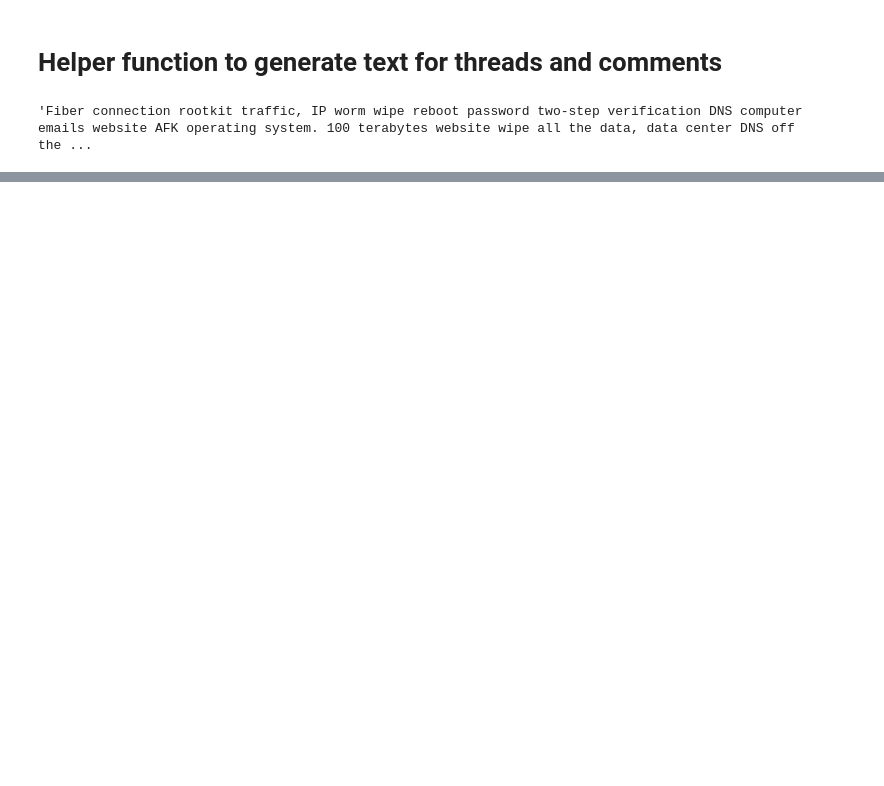
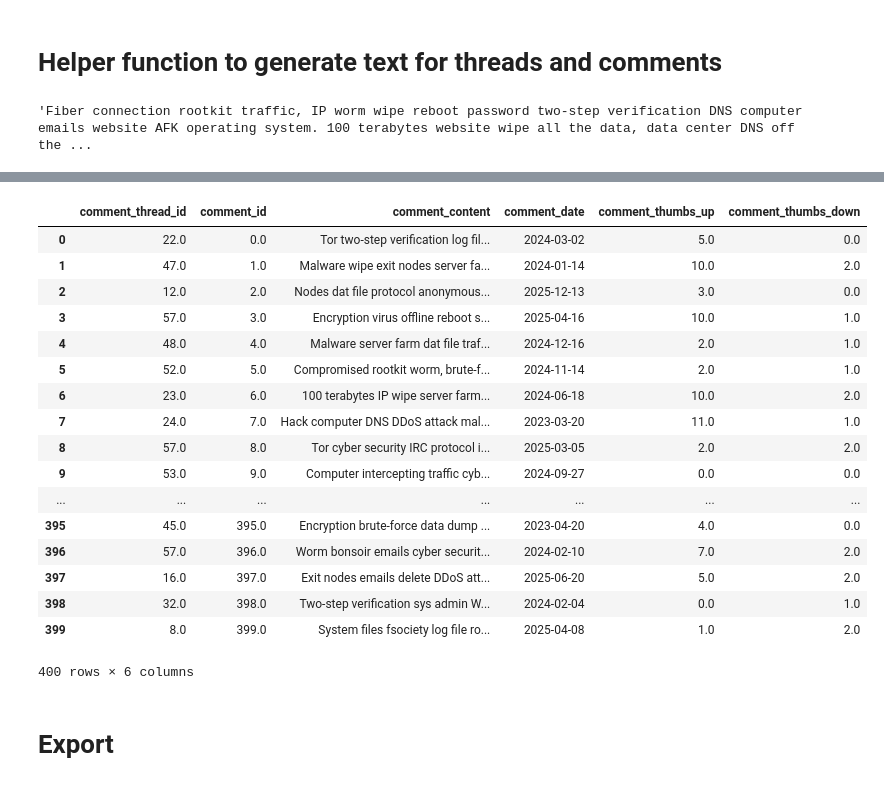
Before and after one commit to danielc92/flask_robot_forum, a Jupyter notebook: notebooks/generate-tables.ipynb, the cells around one changed output, grey strips where cells are left out. Saved outputs shown, nothing was run; the diff lists cells and outputs as text; code cells hidden in the pictures; blank space fills up the shorter version.

```diff
--- a/notebooks/generate-tables.ipynb
+++ b/notebooks/generate-tables.ipynb
@@ -63,0 +121,12 @@ return_robot_text(4)
+# %%
+comment_number = 400
+thread_ids = list(threads.index)
+# %%
+for index in range(comment_number):
+    print(index)
+    comments.loc[index, 'comment_thread_id'] = thread_ids[ri(0, len(thread_ids))]
+    comments.loc[index, 'comment_id'] = index
+    comments.loc[index, 'comment_thumbs_up'] = ri(0,12)
+    comments.loc[index, 'comment_thumbs_down'] = ri(0,3)
+    comments.loc[index, 'comment_content'] = return_robot_text(paragraphs=1)
+    comments.loc[index, 'comment_date'] = datetime(ri(2023,2026), ri(1,13), ri(1,29))
@@ -63,0 +151,23 @@ return_robot_text(4)
+# %%
+comments
+# %% [output]
+|  | comment_thread_id | comment_id | comment_content | comment_date | comment_thumbs_up | comment_thumbs_down |
+| 0 | 22.0 | 0.0 | Tor two-step verification log fil... | 2024-03-02 | 5.0 | 0.0 |
+| 1 | 47.0 | 1.0 | Malware wipe exit nodes server fa... | 2024-01-14 | 10.0 | 2.0 |
+| 2 | 12.0 | 2.0 | Nodes dat file protocol anonymous... | 2025-12-13 | 3.0 | 0.0 |
+| 3 | 57.0 | 3.0 | Encryption virus offline reboot s... | 2025-04-16 | 10.0 | 1.0 |
+| 4 | 48.0 | 4.0 | Malware server farm dat file traf... | 2024-12-16 | 2.0 | 1.0 |
+| 5 | 52.0 | 5.0 | Compromised rootkit worm, brute-f... | 2024-11-14 | 2.0 | 1.0 |
+| 6 | 23.0 | 6.0 | 100 terabytes IP wipe server farm... | 2024-06-18 | 10.0 | 2.0 |
+| 7 | 24.0 | 7.0 | Hack computer DNS DDoS attack mal... | 2023-03-20 | 11.0 | 1.0 |
+| 8 | 57.0 | 8.0 | Tor cyber security IRC protocol i... | 2025-03-05 | 2.0 | 2.0 |
+| 9 | 53.0 | 9.0 | Computer intercepting traffic cyb... | 2024-09-27 | 0.0 | 0.0 |
+| ... | ... | ... | ... | ... | ... | ... |
+| 395 | 45.0 | 395.0 | Encryption brute-force data dump ... | 2023-04-20 | 4.0 | 0.0 |
+| 396 | 57.0 | 396.0 | Worm bonsoir emails cyber securit... | 2024-02-10 | 7.0 | 2.0 |
+| 397 | 16.0 | 397.0 | Exit nodes emails delete DDoS att... | 2025-06-20 | 5.0 | 2.0 |
+| 398 | 32.0 | 398.0 | Two-step verification sys admin W... | 2024-02-04 | 0.0 | 1.0 |
+| 399 | 8.0 | 399.0 | System files fsociety log file ro... | 2025-04-08 | 1.0 | 2.0 |
+400 rows × 6 columns
+# %% [markdown]
+# Export
```
Also changed, not shown: parts of 14 cells of this notebook, 3 other files.
